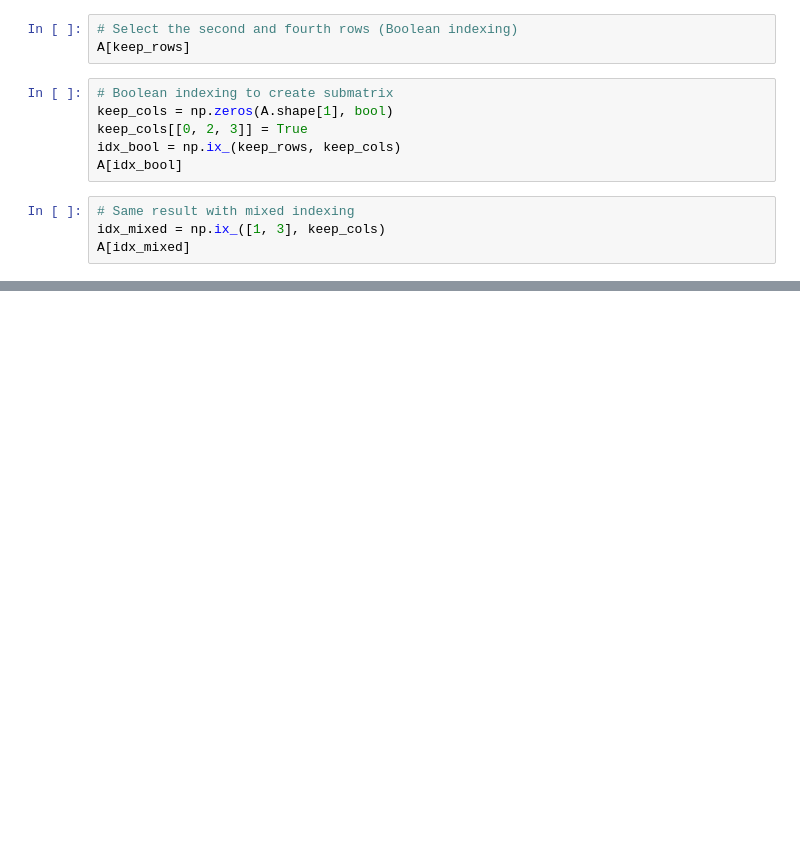
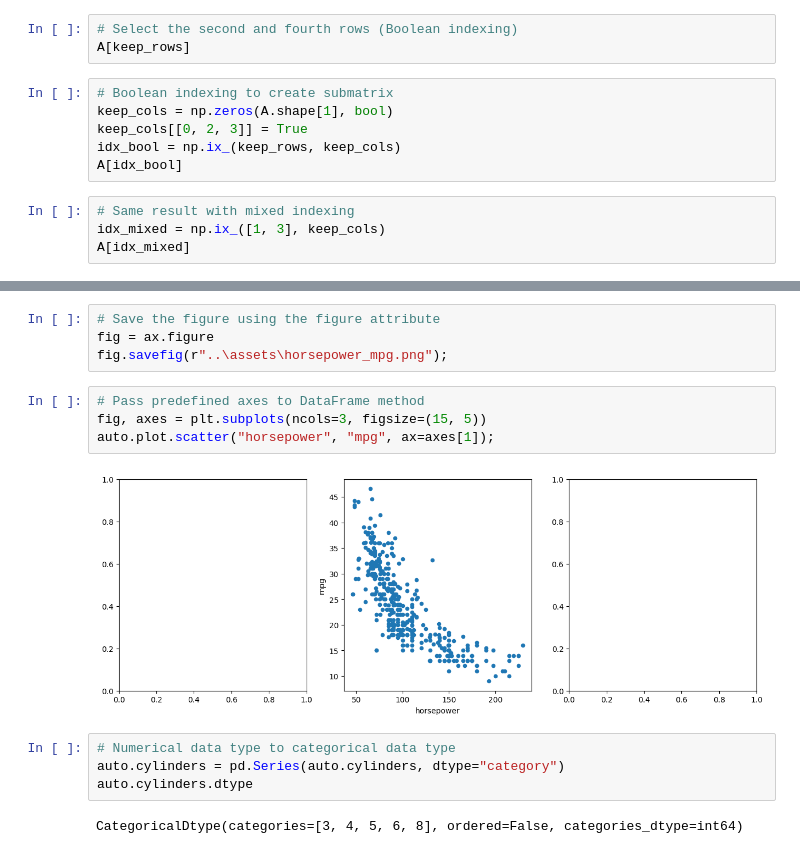
Before and after one commit to NedStickler/islp, a Jupyter notebook: src/chapter_2.ipynb, the cells around one changed output, grey strips where cells are left out. Drawn from its saved outputs; the diff is of its cells as text; blank space fills up the shorter version.

```diff
--- a/src/chapter_2.ipynb
+++ b/src/chapter_2.ipynb
@@ -286,0 +680,16 @@ A[idx_mixed]
+# %%
+# Save the figure using the figure attribute
+fig = ax.figure
+fig.savefig(r"..\assets\horsepower_mpg.png");
+# %%
+# Pass predefined axes to DataFrame method
+fig, axes = plt.subplots(ncols=3, figsize=(15, 5))
+auto.plot.scatter("horsepower", "mpg", ax=axes[1]);
+# %% [output]
+[figure, added]
+# %%
+# Numerical data type to categorical data type
+auto.cylinders = pd.Series(auto.cylinders, dtype="category")
+auto.cylinders.dtype
+# %% [output]
+CategoricalDtype(categories=[3, 4, 5, 6, 8], ordered=False, categories_dtype=int64)
```
Also changed, not shown: parts of 41 cells of this notebook, 3 other files.
